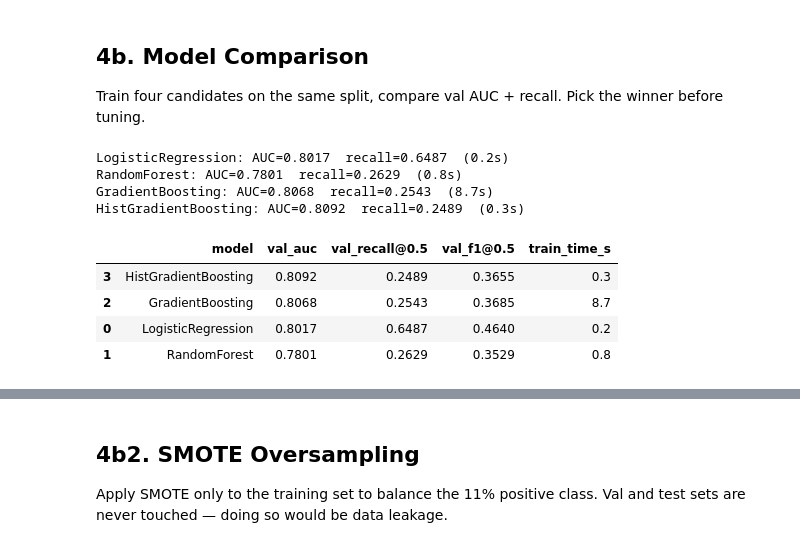
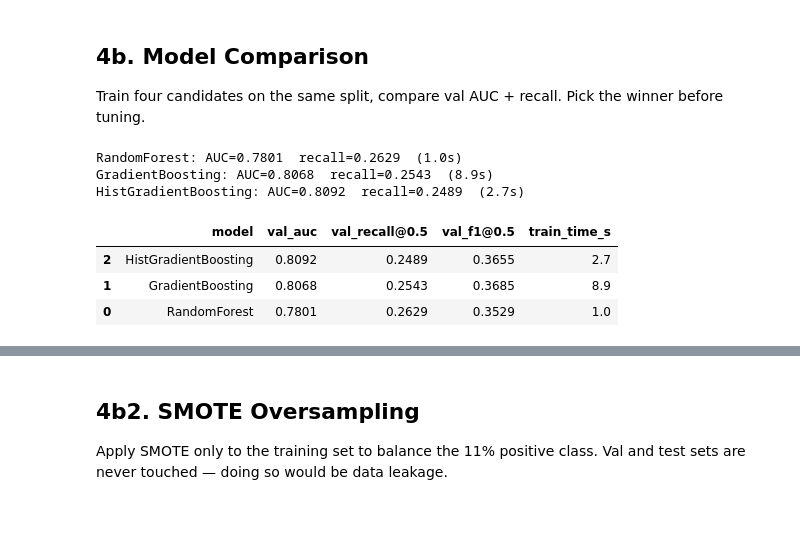
Before and after one commit to kayan2004/drift-triage-copilot, a Jupyter notebook: training/exploration.ipynb, the cells around one changed output, grey strips where cells are left out. Drawn from its saved outputs; the diff is of its cells as text; code cells hidden in the pictures; blank space fills up the shorter version.

```diff
--- a/training/exploration.ipynb
+++ b/training/exploration.ipynb
@@ -293,7 +293,6 @@ Test positive rate:  0.1126
 Train four candidates on the same split, compare val AUC + recall. Pick the winner before tuning.
 # %%
 import time
-from sklearn.linear_model import LogisticRegression
 from sklearn.ensemble import RandomForestClassifier, GradientBoostingClassifier
 from sklearn.ensemble import HistGradientBoostingClassifier
 from sklearn.metrics import roc_auc_score, recall_score, f1_score
@@ -309,7 +308,6 @@ def make_pipeline(classifier):
     return Pipeline(steps=[("preprocessor", pre), ("classifier", classifier)])
 
 candidates = {
-    "LogisticRegression":         LogisticRegression(max_iter=1000, class_weight="balanced", random_state=42),
     "RandomForest":               RandomForestClassifier(n_estimators=200, class_weight="balanced", random_state=42, n_jobs=-1),
     "GradientBoosting":           GradientBoostingClassifier(n_estimators=200, learning_rate=0.05, max_depth=4, random_state=42),
     "HistGradientBoosting":       HistGradientBoostingClassifier(max_iter=200, learning_rate=0.05, max_depth=4, random_state=42),
@@ -319,41 +317,39 @@ results = []
 trained_models = {}
 
 for name, clf in candidates.items():
     t0 = time.time()
     pipe = make_pipeline(clf)
     pipe.fit(X_train, y_train)
     elapsed = round(time.time() - t0, 1)
 
     val_probs = pipe.predict_proba(X_val)[:, 1]
     val_auc = roc_auc_score(y_val, val_probs)
 
     # threshold at 0.5 for quick comparison
     val_preds = (val_probs >= 0.5).astype(int)
     val_recall = recall_score(y_val, val_preds, zero_division=0)
     val_f1 = f1_score(y_val, val_preds, zero_division=0)
 
     results.append({
         "model": name,
         "val_auc": round(val_auc, 4),
         "val_recall@0.5": round(val_recall, 4),
         "val_f1@0.5": round(val_f1, 4),
         "train_time_s": elapsed,
     })
     trained_models[name] = pipe
     print(f"{name}: AUC={val_auc:.4f}  recall={val_recall:.4f}  ({elapsed}s)")
 
 comparison_df = pd.DataFrame(results).sort_values('val_auc', ascending=False)
 comparison_df
 # %% [output]
-LogisticRegression: AUC=0.8017  recall=0.6487  (0.2s)
-RandomForest: AUC=0.7801  recall=0.2629  (0.8s)
-GradientBoosting: AUC=0.8068  recall=0.2543  (8.7s)
-HistGradientBoosting: AUC=0.8092  recall=0.2489  (0.3s)
+RandomForest: AUC=0.7801  recall=0.2629  (1.0s)
+GradientBoosting: AUC=0.8068  recall=0.2543  (8.9s)
+HistGradientBoosting: AUC=0.8092  recall=0.2489  (2.7s)
 |  | model | val_auc | val_recall@0.5 | val_f1@0.5 | train_time_s |
-| 3 | HistGradientBoosting | 0.8092 | 0.2489 | 0.3655 | 0.3 |
-| 2 | GradientBoosting | 0.8068 | 0.2543 | 0.3685 | 8.7 |
-| 0 | LogisticRegression | 0.8017 | 0.6487 | 0.4640 | 0.2 |
-| 1 | RandomForest | 0.7801 | 0.2629 | 0.3529 | 0.8 |
+| 2 | HistGradientBoosting | 0.8092 | 0.2489 | 0.3655 | 2.7 |
+| 1 | GradientBoosting | 0.8068 | 0.2543 | 0.3685 | 8.9 |
+| 0 | RandomForest | 0.7801 | 0.2629 | 0.3529 | 1.0 |
 # %%
 import matplotlib.pyplot as plt
 
```
Also changed, not shown: parts of 5 cells of this notebook, 7 other files.
